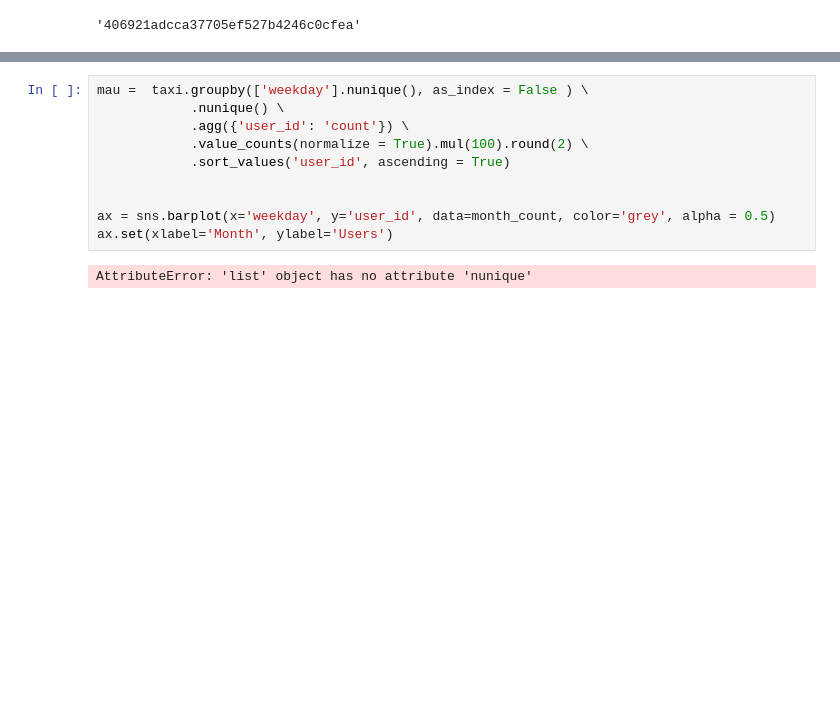
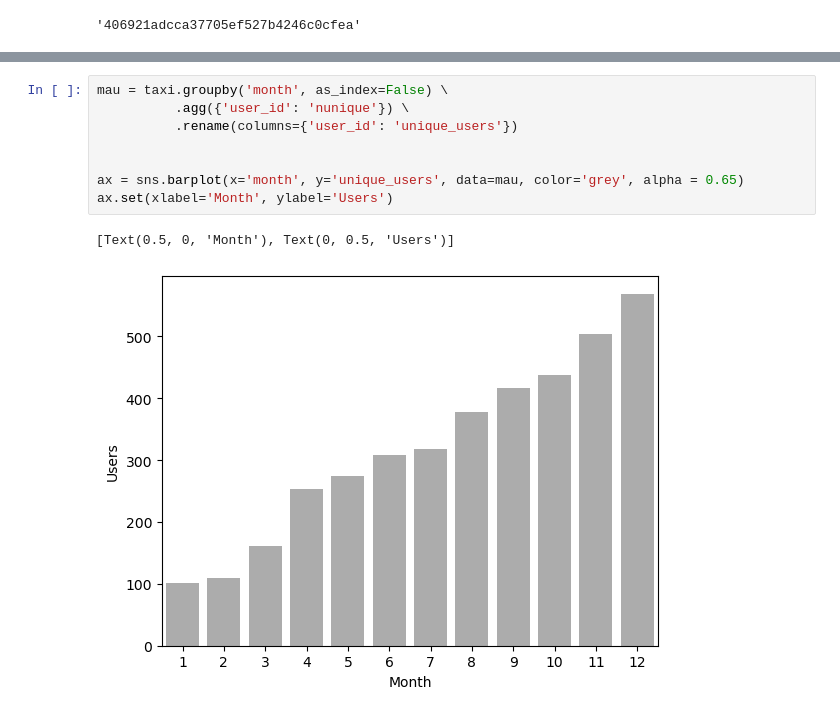
Before and after one commit to agolovini/data_analytics_kc_projects, a Jupyter notebook: 03_companies_and_taxi_peru/lesson_3_homework.ipynb, the cells around one changed output, grey strips where cells are left out. Drawn from its saved outputs; the diff is of its cells as text; blank space fills up the shorter version.

```diff
--- a/03_companies_and_taxi_peru/lesson_3_homework.ipynb
+++ b/03_companies_and_taxi_peru/lesson_3_homework.ipynb
@@ -294,14 +318,13 @@ ax.set(xlabel='Month', ylabel='Orders')
 # %%
-mau =  taxi.groupby(['weekday'].nunique(), as_index = False ) \
-            .nunique() \
-            .agg({'user_id': 'count'}) \
-            .value_counts(normalize = True).mul(100).round(2) \
-            .sort_values('user_id', ascending = True)
+mau = taxi.groupby('month', as_index=False) \
+          .agg({'user_id': 'nunique'}) \
+          .rename(columns={'user_id': 'unique_users'})
 
 
-ax = sns.barplot(x='weekday', y='user_id', data=month_count, color='grey', alpha = 0.5)
+ax = sns.barplot(x='month', y='unique_users', data=mau, color='grey', alpha = 0.65)
 ax.set(xlabel='Month', ylabel='Users')
 # %% [output]
-AttributeError: 'list' object has no attribute 'nunique'
+[Text(0.5, 0, 'Month'), Text(0, 0.5, 'Users')]
+[figure, added]
 # %%
 mau = taxi.groupby(['month'], as_index = False).user_id.nunique()
```
Also changed, not shown: parts of 18 cells of this notebook.
